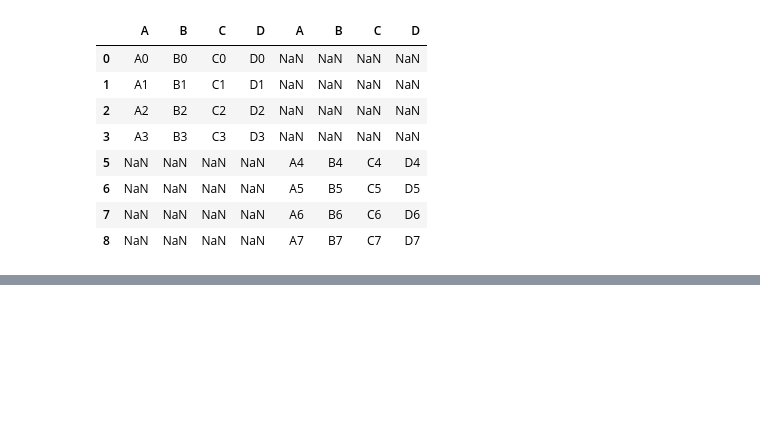
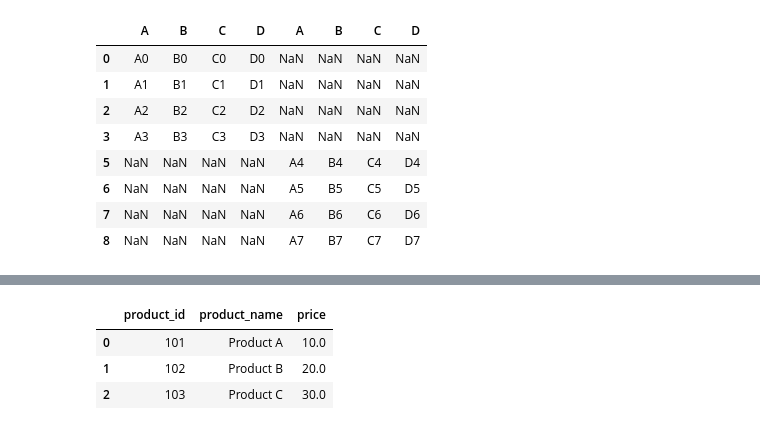
Before and after one commit to rahul8879/agent-ai-training, a Jupyter notebook: Data_Understadning/01.pandas_basic.ipynb, the cells around one changed output, grey strips where cells are left out. Drawn from its saved outputs; the diff is of its cells as text; code cells hidden in the pictures; blank space fills up the shorter version.

```diff
--- a/Data_Understadning/01.pandas_basic.ipynb
+++ b/Data_Understadning/01.pandas_basic.ipynb
@@ -263,0 +284,7 @@ final_df
+# %%
+product_df.head()
+# %% [output]
+|  | product_id | product_name | price |
+| 0 | 101 | Product A | 10.0 |
+| 1 | 102 | Product B | 20.0 |
+| 2 | 103 | Product C | 30.0 |
```
Also changed, not shown: parts of 17 cells of this notebook, 3 other files.
